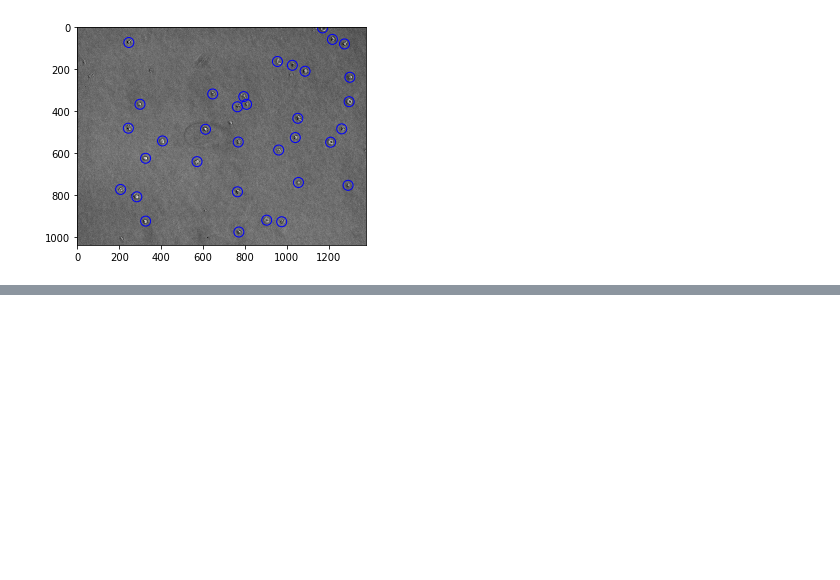
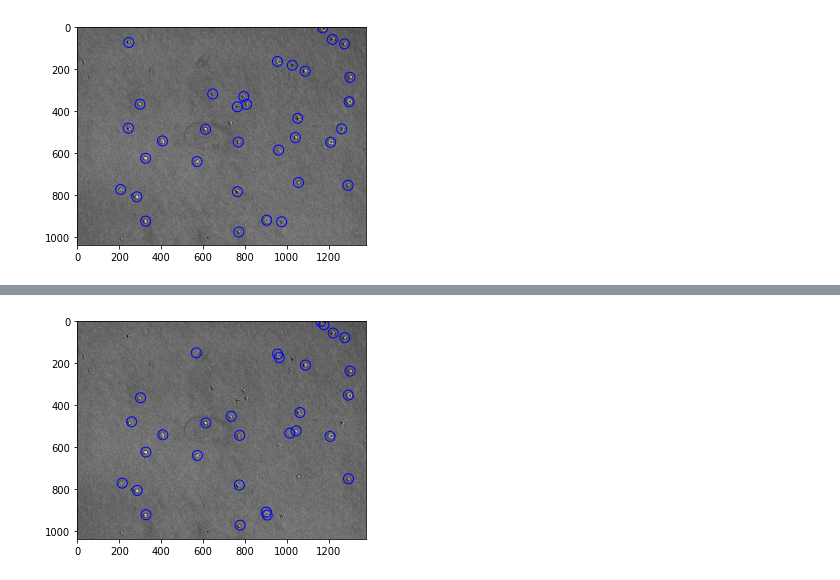
Before and after one commit to CellMigStandOrg/CMSO-samples, a Jupyter notebook: overlay.ipynb, the cells around one changed output, grey strips where cells are left out. Cells and saved outputs as stored; diff of their text form; code cells hidden in the pictures; blank space fills up the shorter version.

```diff
--- a/overlay.ipynb
+++ b/overlay.ipynb
@@ -53,2 +85,6 @@ plt.show()
+# %%
+plot_overlay("trackmate/datapackage.json", 3.1)
+# %% [output]
+[figure, added]
 # %%
 os.chdir(old_cwd)
```
Also changed, not shown: parts of 5 cells of this notebook, 4 other files.
